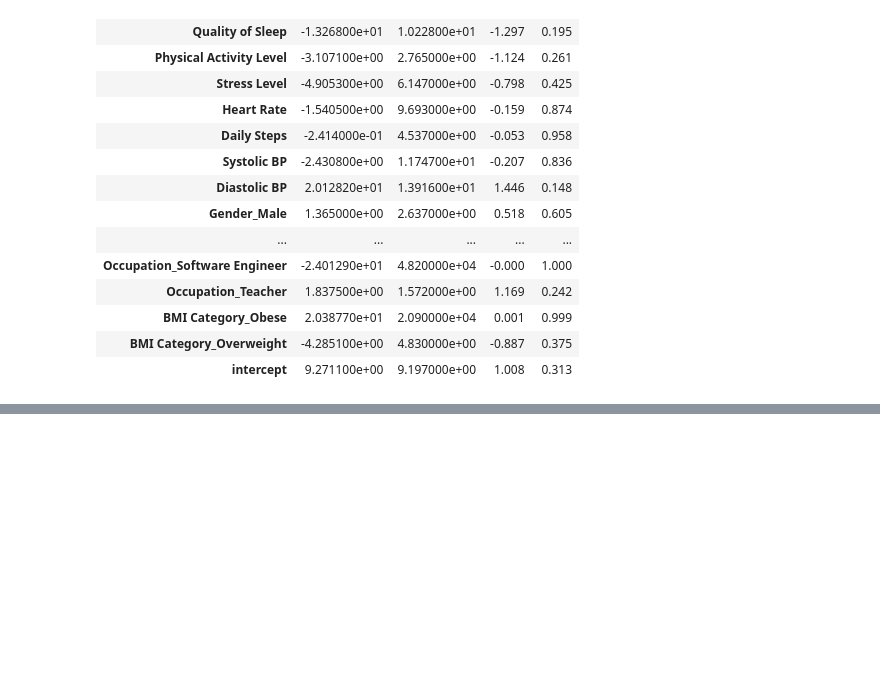
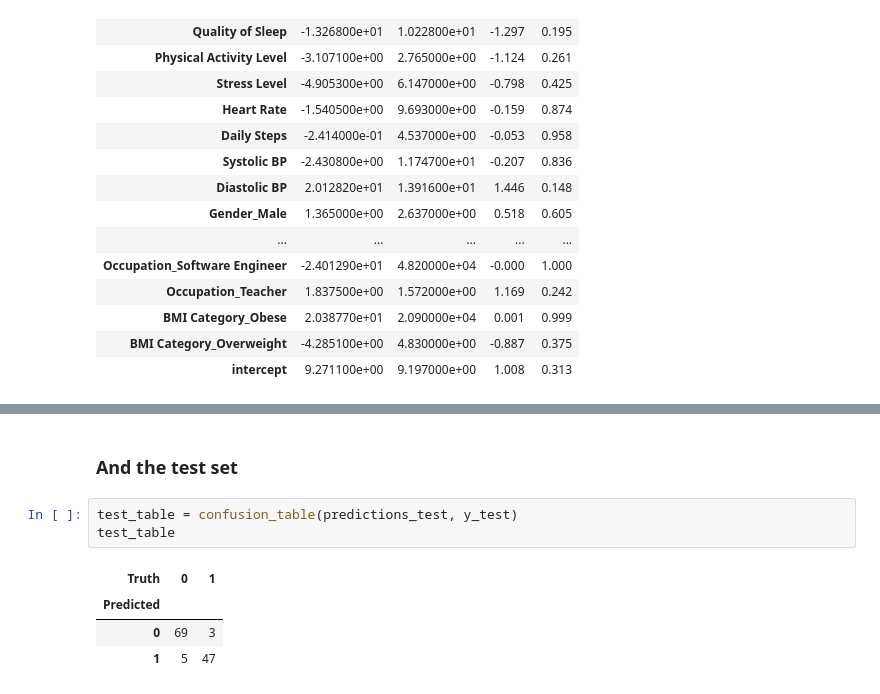
Before and after one commit to ehowells/2600-final-project, a Jupyter notebook: final_project.ipynb, the cells around one changed output, grey strips where cells are left out. Cells and saved outputs as stored; diff of their text form; blank space fills up the shorter version.

```diff
--- a/final_project.ipynb
+++ b/final_project.ipynb
@@ -116,0 +180,10 @@ summarize(initial_results)
+# %% [markdown]
+### And the test set
+# %%
+test_table = confusion_table(predictions_test, y_test)
+test_table
+# %% [output]
+| Truth | 0 | 1 |
+| Predicted |  |  |
+| 0 | 69 | 3 |
+| 1 | 5 | 47 |
```
Also changed, not shown: parts of 14 cells of this notebook.
